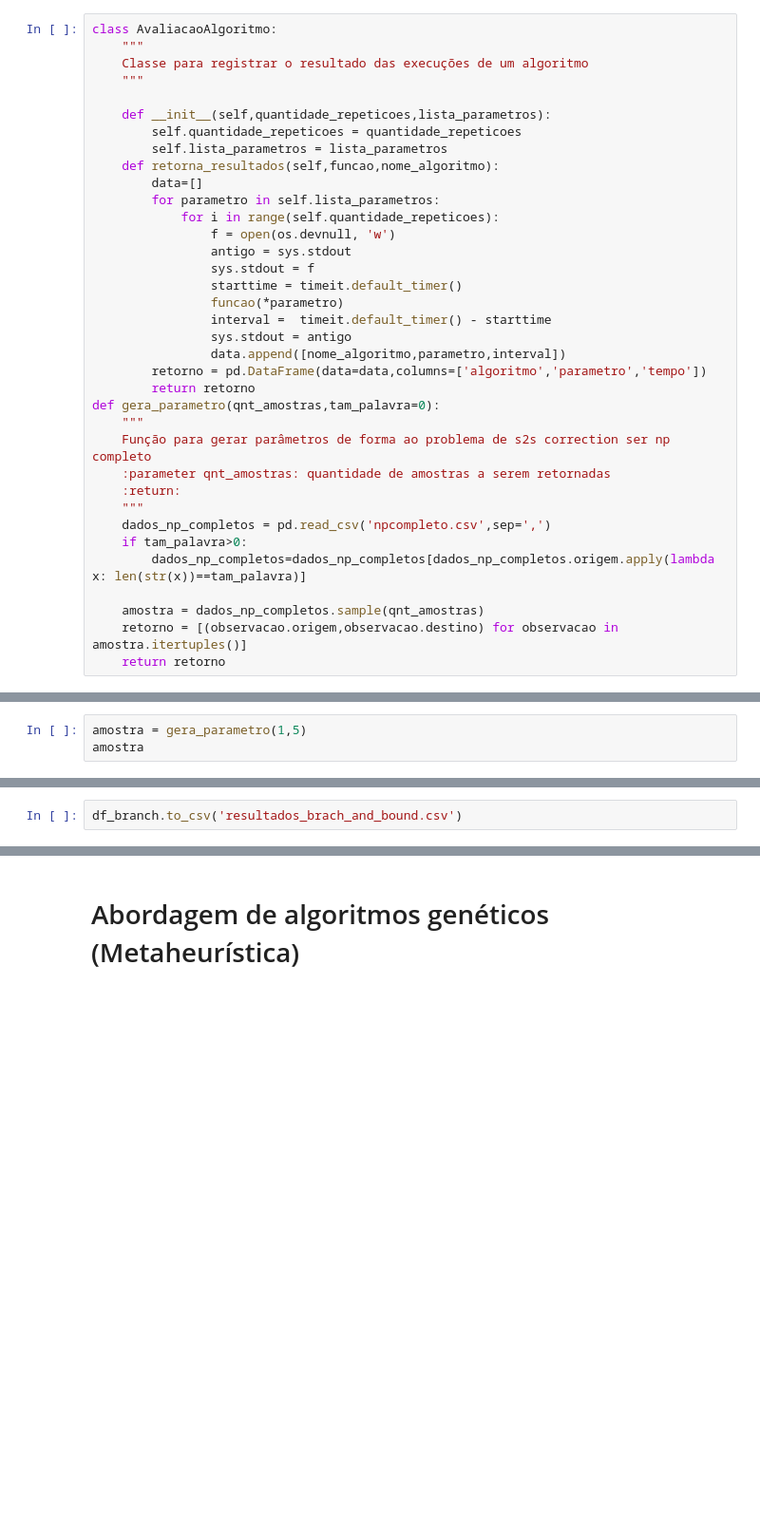
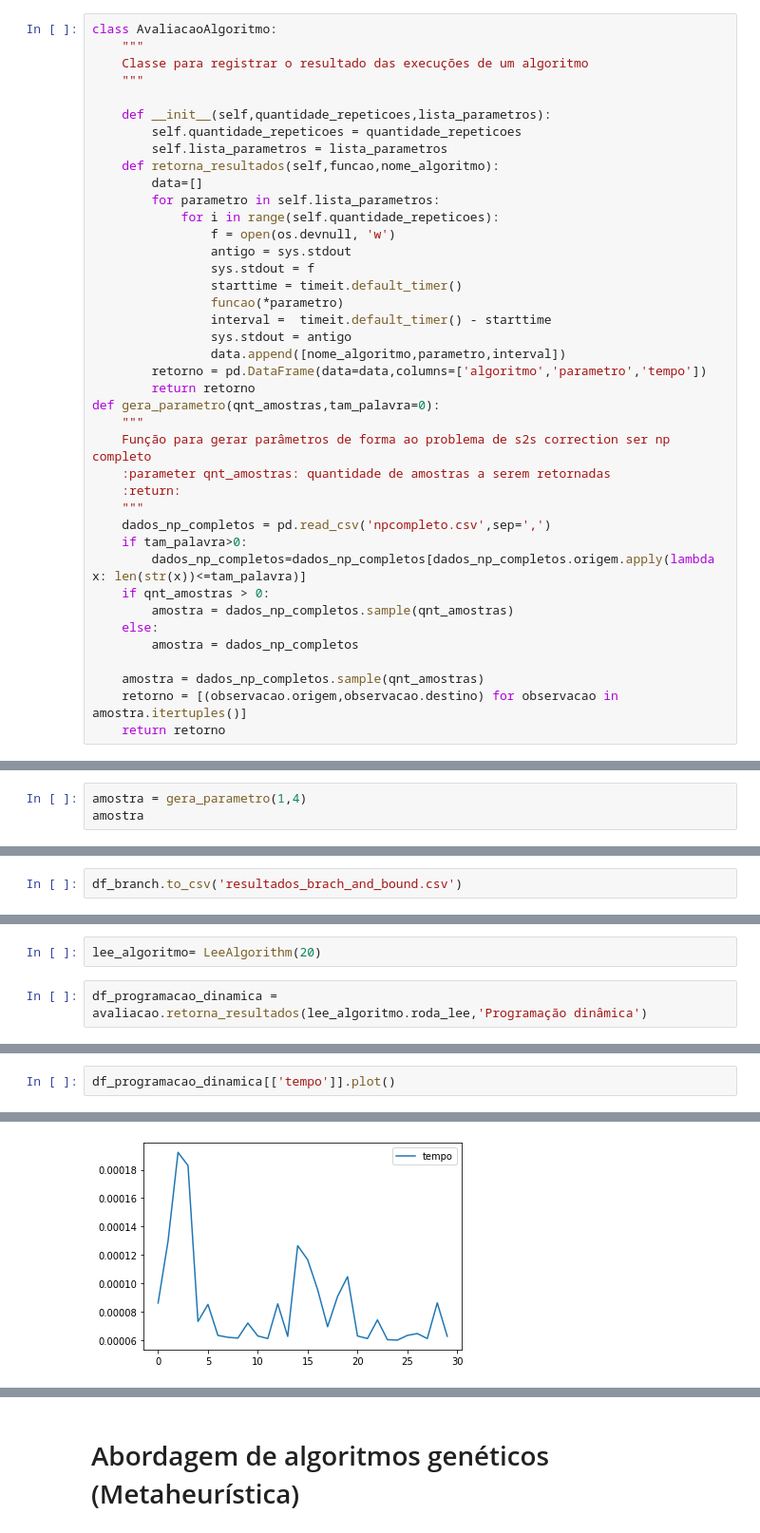
Before and after one commit to amiltonmendes/aed, a Jupyter notebook: Trabalho AED - string-to-string correction.ipynb, the cells around one changed output, grey strips where cells are left out. Shown at 95% size. Cells and saved outputs as stored; diff of their text form; blank space fills up the shorter version.

Commit message:
Correção para permitir executar o algoritmo sobre amostras de dados com tamanho menor ou igual ao parâmetro de gera_parametro

```diff
--- a/Trabalho AED - string-to-string correction.ipynb
+++ b/Trabalho AED - string-to-string correction.ipynb
@@ -42,7 +44,11 @@ def gera_parametro(qnt_amostras,tam_palavra=0):
     """
     dados_np_completos = pd.read_csv('npcompleto.csv',sep=',')
     if tam_palavra>0:
-        dados_np_completos=dados_np_completos[dados_np_completos.origem.apply(lambda x: len(str(x))==tam_palavra)]
+        dados_np_completos=dados_np_completos[dados_np_completos.origem.apply(lambda x: len(str(x))<=tam_palavra)]
+    if qnt_amostras > 0:
+        amostra = dados_np_completos.sample(qnt_amostras)
+    else:
+        amostra = dados_np_completos
 
     amostra = dados_np_completos.sample(qnt_amostras)
     retorno = [(observacao.origem,observacao.destino) for observacao in amostra.itertuples()]
@@ -52,6 +58,6 @@ def gera_parametro(qnt_amostras,tam_palavra=0):
 # %% [markdown]
 # Abordagem Força Bruta
 # %%
-amostra = gera_parametro(1,5)
+amostra = gera_parametro(1,4)
 amostra
 # %% [output]
@@ -77,0 +118,4 @@ df_branch.to_csv('resultados_brach_and_bound.csv')
+# %%
+lee_algoritmo= LeeAlgorithm(20)
+# %%
+df_programacao_dinamica = avaliacao.retorna_resultados(lee_algoritmo.roda_lee,'Programação dinâmica')
@@ -77,0 +131,3 @@ df_branch.to_csv('resultados_brach_and_bound.csv')
+# %%
+df_programacao_dinamica[['tempo']].plot()
+# %% [output]
@@ -77,0 +135 @@ df_branch.to_csv('resultados_brach_and_bound.csv')
+[figure, added]
```
Also changed, not shown: parts of 20 cells of this notebook.
